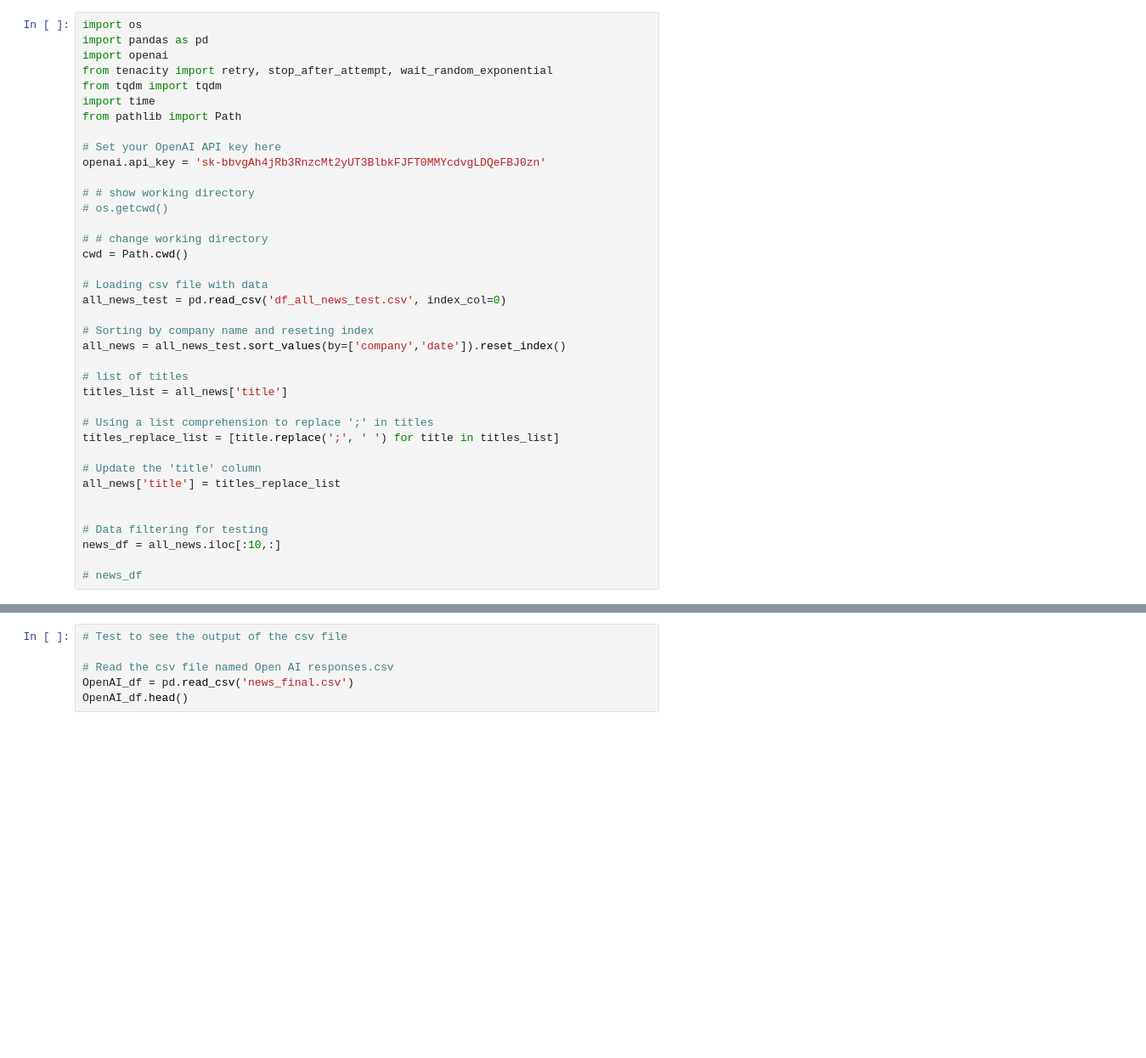
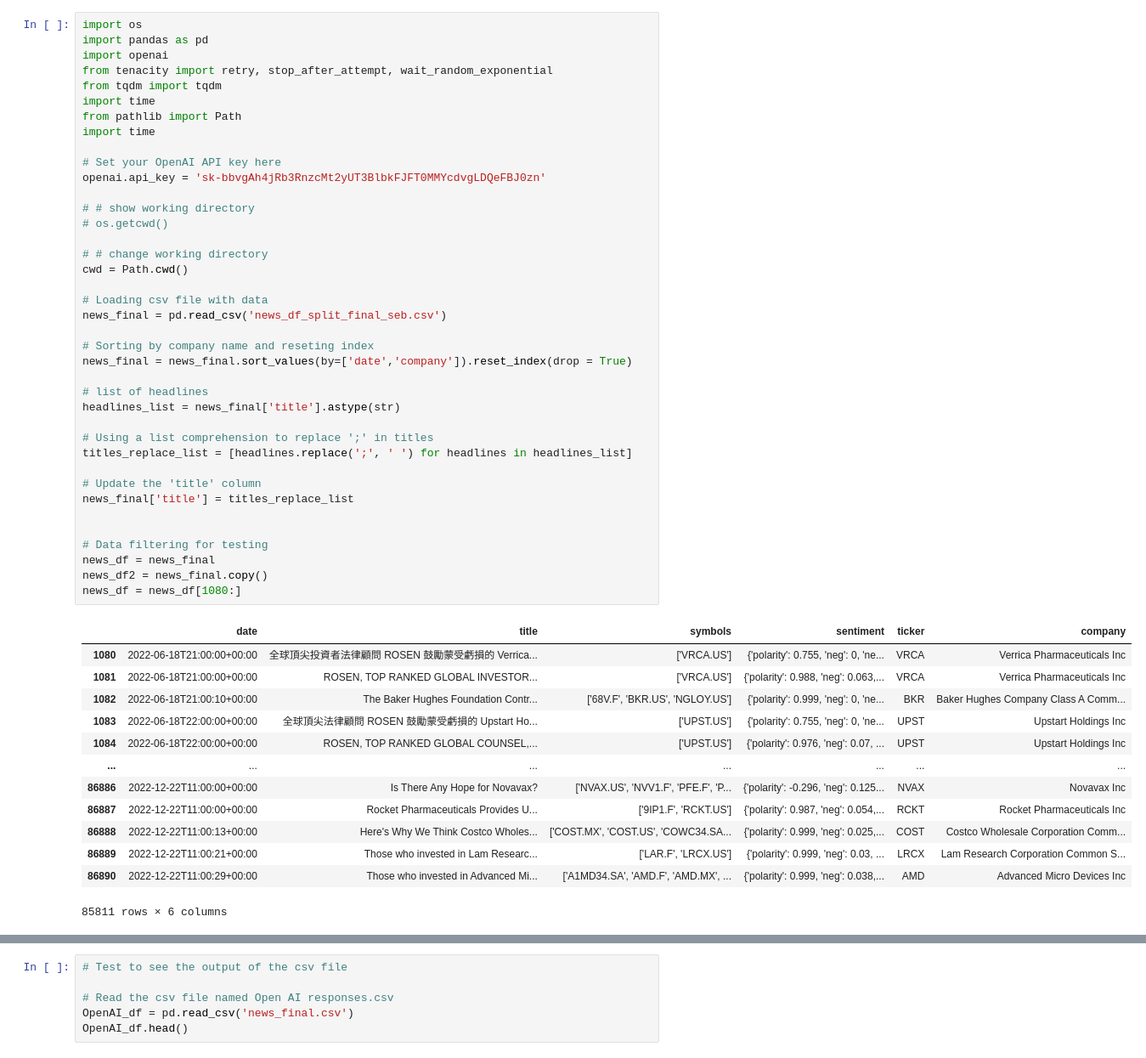
Before and after one commit to sebasfaurby/IntroSocial23, a Jupyter notebook: Exam final/Data collection/Open-AI-API-final.ipynb, the cells around one changed output, grey strips where cells are left out. Shown at 85% size. Drawn from its saved outputs; the diff is of its cells as text; blank space fills up the shorter version.

```diff
--- a/Exam final/Data collection/Open-AI-API-final.ipynb
+++ b/Exam final/Data collection/Open-AI-API-final.ipynb
@@ -1,41 +1,56 @@
 # %%
 import os
 import pandas as pd
 import openai
 from tenacity import retry, stop_after_attempt, wait_random_exponential
 from tqdm import tqdm
 import time
 from pathlib import Path
+import time
 
 # Set your OpenAI API key here
 openai.api_key = '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'
 
 # # show working directory
 # os.getcwd()
 
 # # change working directory
 cwd = Path.cwd()
 
 # Loading csv file with data
-all_news_test = pd.read_csv('df_all_news_test.csv', index_col=0)
+news_final = pd.read_csv('news_df_split_final_seb.csv')
 
 # Sorting by company name and reseting index
-all_news = all_news_test.sort_values(by=['company','date']).reset_index()
+news_final = news_final.sort_values(by=['date','company']).reset_index(drop = True)
 
-# list of titles
-titles_list = all_news['title']
+# list of headlines
+headlines_list = news_final['title'].astype(str)
 
 # Using a list comprehension to replace ';' in titles
-titles_replace_list = [title.replace(';', ' ') for title in titles_list]
+titles_replace_list = [headlines.replace(';', ' ') for headlines in headlines_list]
 
 # Update the 'title' column
-all_news['title'] = titles_replace_list
+news_final['title'] = titles_replace_list
 
 
 # Data filtering for testing
-news_df = all_news.iloc[:10,:]
-
-# news_df
+news_df = news_final
+news_df2 = news_final.copy()
+news_df = news_df[1080:]
+# %% [output]
+|  | date | title | symbols | sentiment | ticker | company |
+| 1080 | 2022-06-18T21:00:00+00:00 | 全球頂尖投資者法律顧問 ROSEN 鼓勵蒙受虧損的 Verrica... | ['VRCA.US'] | {'polarity': 0.755, 'neg': 0, 'ne... | VRCA | Verrica Pharmaceuticals Inc |
+| 1081 | 2022-06-18T21:00:00+00:00 | ROSEN, TOP RANKED GLOBAL INVESTOR... | ['VRCA.US'] | {'polarity': 0.988, 'neg': 0.063,... | VRCA | Verrica Pharmaceuticals Inc |
+| 1082 | 2022-06-18T21:00:10+00:00 | The Baker Hughes Foundation Contr... | ['68V.F', 'BKR.US', 'NGLOY.US'] | {'polarity': 0.999, 'neg': 0, 'ne... | BKR | Baker Hughes Company Class A Comm... |
+| 1083 | 2022-06-18T22:00:00+00:00 | 全球頂尖法律顧問 ROSEN 鼓勵蒙受虧損的 Upstart Ho... | ['UPST.US'] | {'polarity': 0.755, 'neg': 0, 'ne... | UPST | Upstart Holdings Inc |
+| 1084 | 2022-06-18T22:00:00+00:00 | ROSEN, TOP RANKED GLOBAL COUNSEL,... | ['UPST.US'] | {'polarity': 0.976, 'neg': 0.07, ... | UPST | Upstart Holdings Inc |
+| ... | ... | ... | ... | ... | ... | ... |
+| 86886 | 2022-12-22T11:00:00+00:00 | Is There Any Hope for Novavax? | ['NVAX.US', 'NVV1.F', 'PFE.F', 'P... | {'polarity': -0.296, 'neg': 0.125... | NVAX | Novavax Inc |
+| 86887 | 2022-12-22T11:00:00+00:00 | Rocket Pharmaceuticals Provides U... | ['9IP1.F', 'RCKT.US'] | {'polarity': 0.987, 'neg': 0.054,... | RCKT | Rocket Pharmaceuticals Inc |
+| 86888 | 2022-12-22T11:00:13+00:00 | Here's Why We Think Costco Wholes... | ['COST.MX', 'COST.US', 'COWC34.SA... | {'polarity': 0.999, 'neg': 0.025,... | COST | Costco Wholesale Corporation Comm... |
+| 86889 | 2022-12-22T11:00:21+00:00 | Those who invested in Lam Researc... | ['LAR.F', 'LRCX.US'] | {'polarity': 0.999, 'neg': 0.03, ... | LRCX | Lam Research Corporation Common S... |
+| 86890 | 2022-12-22T11:00:29+00:00 | Those who invested in Advanced Mi... | ['A1MD34.SA', 'AMD.F', 'AMD.MX', ... | {'polarity': 0.999, 'neg': 0.038,... | AMD | Advanced Micro Devices Inc |
+85811 rows × 6 columns
 # %%
 # Log function
 def log(logfile, Index, titles,companys,dates=os.getcwd()):
```
Also changed, not shown: parts of 3 cells of this notebook, 5 other files.
